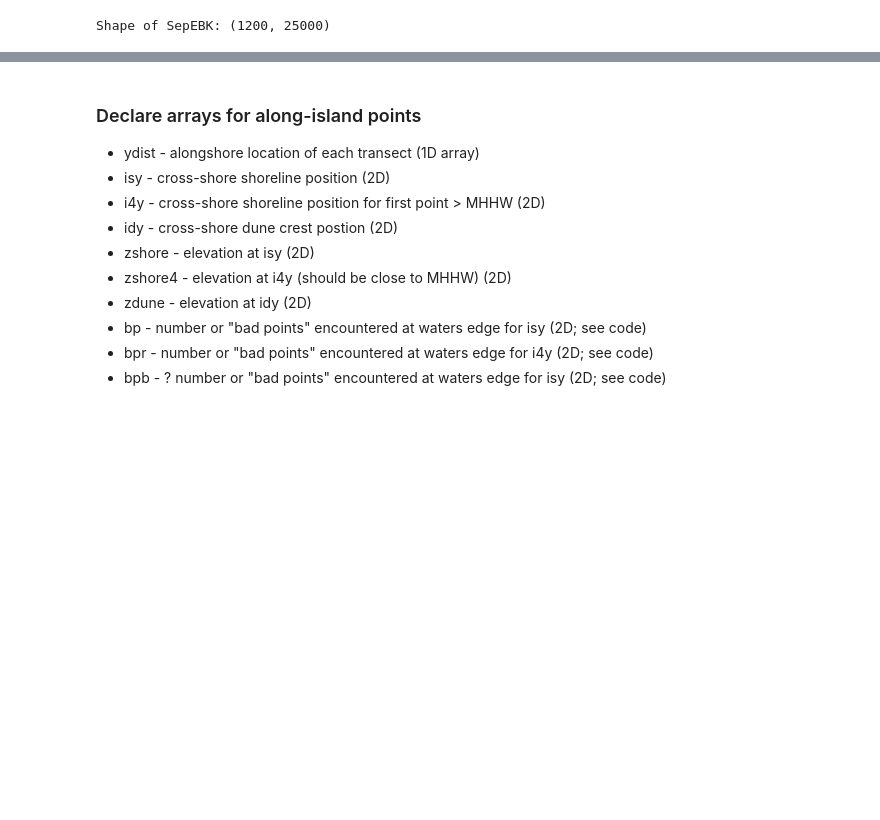
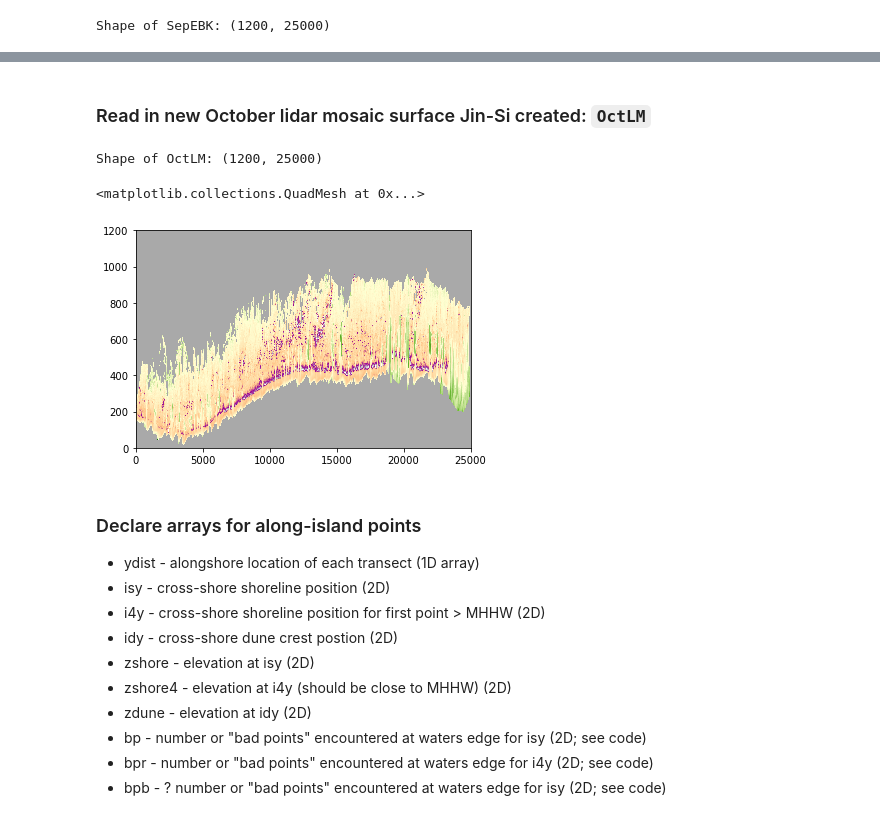
Before and after one commit to csherwood-usgs/CoreBx, a Jupyter notebook: CoreBx_process.ipynb, the cells around one changed output, grey strips where cells are left out. Drawn from its saved outputs; the diff is of its cells as text; code cells hidden in the pictures; blank space fills up the shorter version.

```diff
--- a/CoreBx_process.ipynb
+++ b/CoreBx_process.ipynb
@@ -163,3 +149,16 @@ Shape of SepEBK: (1200, 25000)
+# %% [markdown]
+### Read in new October lidar mosaic surface Jin-Si created: `OctLM`
+# %%
+fn = r['name']+'_NCB_Oct_EBK_SfM_lidar_mosiac_cog_rotated.nc'
+dsoctlm = xr.open_dataset(nc_path+fn)
+dsoctlm = np.squeeze(dsoctlm.to_array())
+OctLM = np.squeeze(np.array(dsoctlm))
+print('Shape of OctLM:',OctLM.shape)
+plt.pcolormesh(OctLM,vmin=-2,vmax=6,cmap=cmap_ncb)
+# %% [output]
+Shape of OctLM: (1200, 25000)
+<matplotlib.collections.QuadMesh at 0x...>
+[figure, added]
 # %% [markdown]
 ### Declare arrays for along-island points
 * ydist - alongshore location of each transect (1D array)
```
Also changed, not shown: parts of 36 cells of this notebook, 2 other files.
